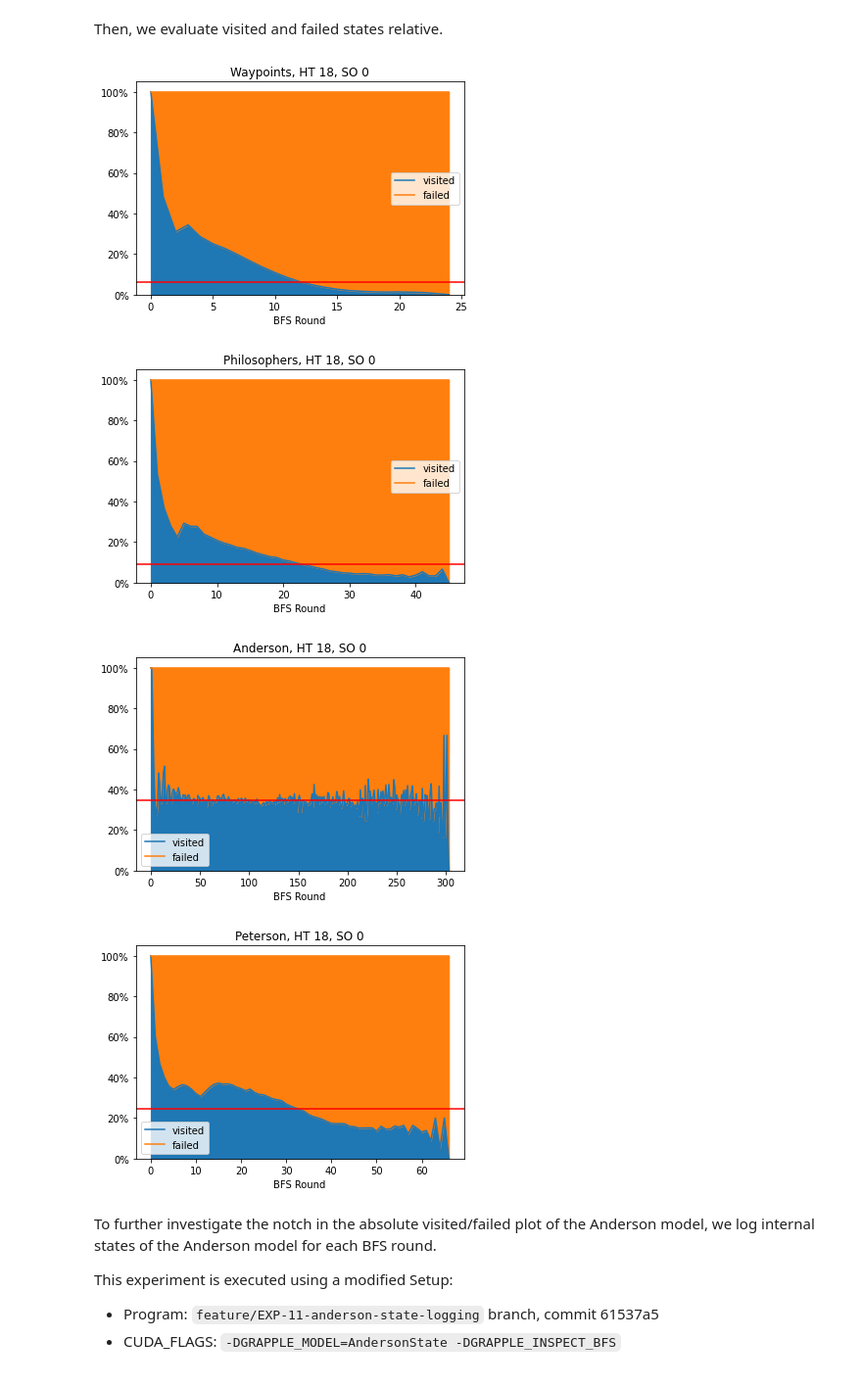
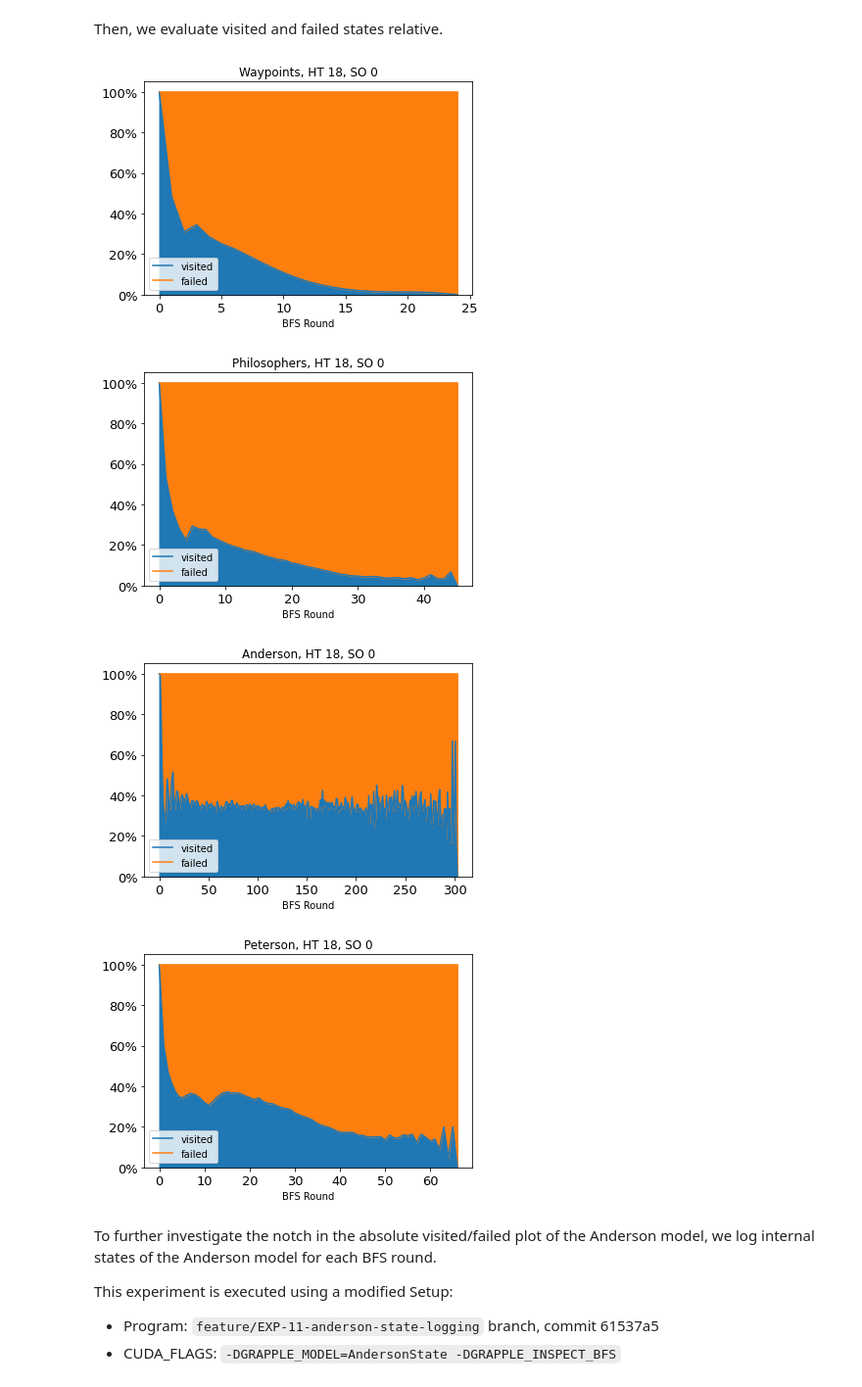
Before and after one commit to barnslig/bachelor-thesis, a Jupyter notebook: evaluation/EXP-11-bfs-frontiers.ipynb, the cells around one changed output. Shown at 98% size. Cells and saved outputs as stored; diff of their text form; code cells hidden in the pictures.

Commit message:
feat(evaluation): Improve display of plots by increasing font size etc

```diff
--- a/evaluation/EXP-11-bfs-frontiers.ipynb
+++ b/evaluation/EXP-11-bfs-frontiers.ipynb
@@ -105,25 +105,25 @@ Then, we evaluate visited and failed states relative.
 # %%
 import matplotlib.ticker as mtick
 
 def plot_relative(data, title, output_filename):
     data["rel_visited"] = data["visited"] / (data["visited"] + data["failed"]) * 100
     data["rel_failed"] = data["failed"] / (data["visited"] + data["failed"]) * 100
-    pp = data.plot(y=["rel_visited", "rel_failed"], kind="area", xlabel="BFS Round", title=title)
-    pp.axhline(y=data["rel_visited"].median(), color="red")
+    pp = data.plot(y=["rel_visited", "rel_failed"], kind="area", xlabel="BFS Round", title=title, fontsize=13)
+    # pp.axhline(y=data["rel_visited"].median(), color="red")
     pp.yaxis.set_major_formatter(mtick.PercentFormatter())
     pp.legend(["visited", "failed"])
 
     pp.get_figure().savefig(output_filename)
 
 plot_relative(e1, "Waypoints, HT 18, SO 0", "output-assets/EXP-11-bfs-frontiers-5.pdf")
 plot_relative(e2, "Philosophers, HT 18, SO 0", "output-assets/EXP-11-bfs-frontiers-6.pdf")
 plot_relative(e3, "Anderson, HT 18, SO 0", "output-assets/EXP-11-bfs-frontiers-7.pdf")
 plot_relative(e4, "Peterson, HT 18, SO 0", "output-assets/EXP-11-bfs-frontiers-8.pdf")
 # %% [output]
-[figure, old version]
+[figure, new version]
-[figure, old version]
+[figure, new version]
-[figure, old version]
+[figure, new version]
-[figure, old version]
+[figure, new version]
 # %% [markdown]
 To further investigate the notch in the absolute visited/failed plot of the Anderson model, we log internal states of the Anderson model for each BFS round.
 
```
Also changed, not shown: parts of 1 cell of this notebook, 28 other files.
